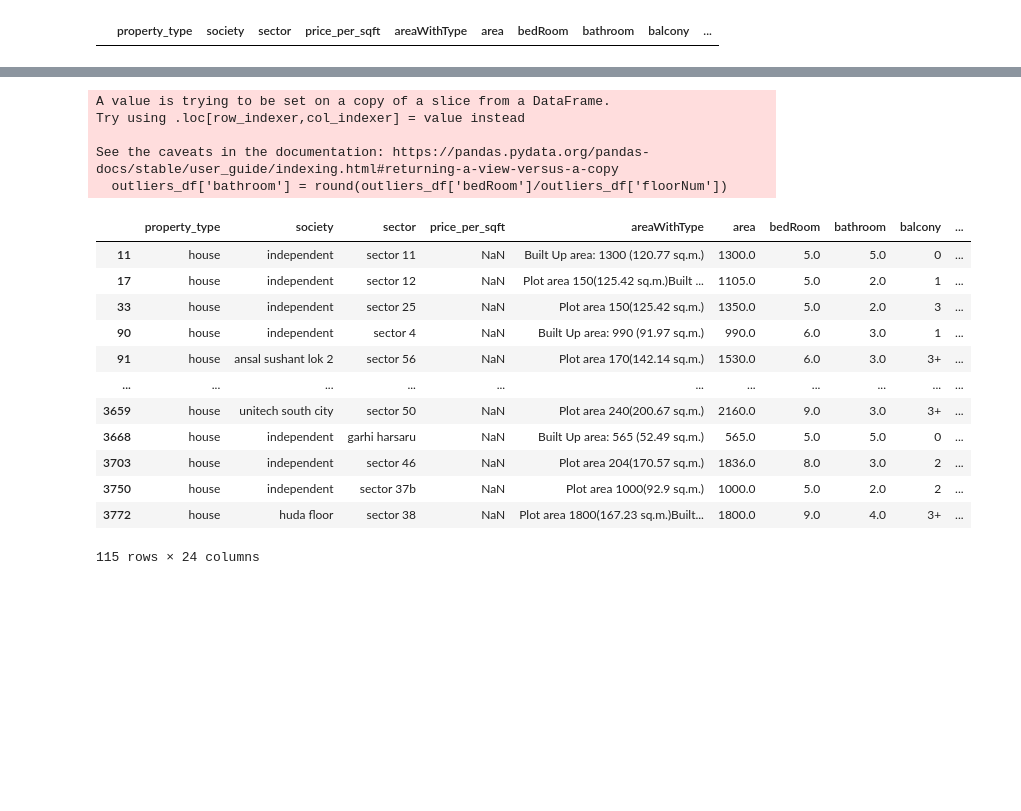
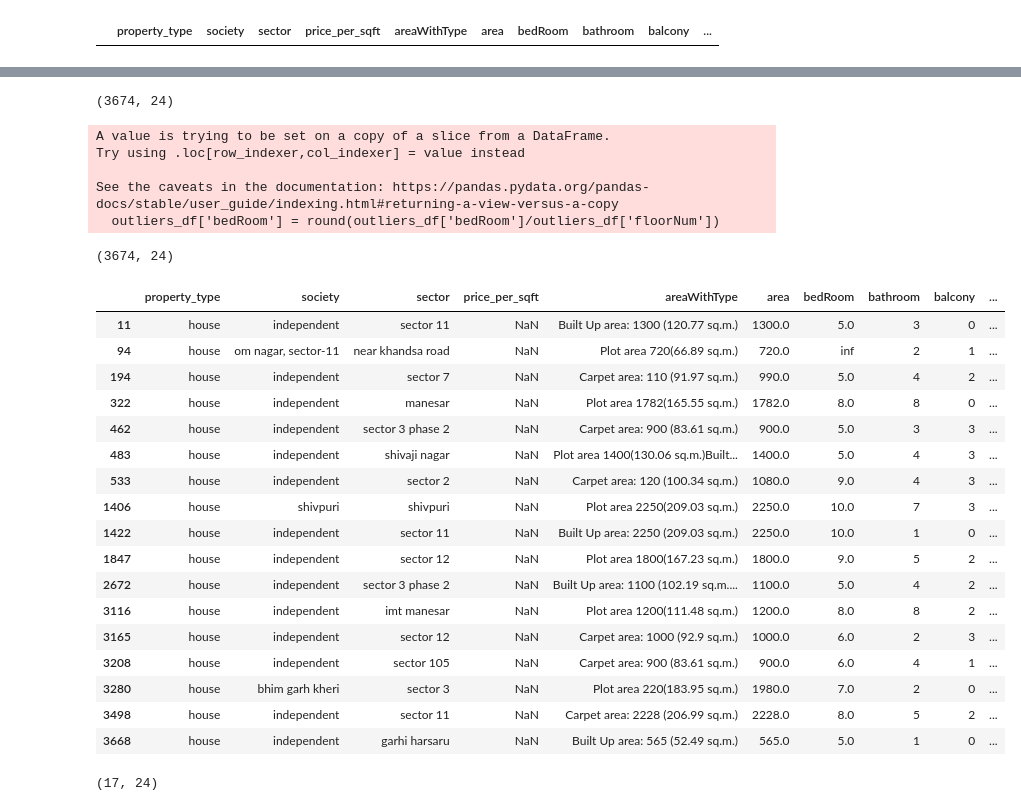
Before and after one commit to Mrrohit0806/Capstone-project-01, a Jupyter notebook: Outlire_detection.ipynb, the cells around one changed output, grey strips where cells are left out. Cells and saved outputs as stored; diff of their text form; code cells hidden in the pictures; blank space fills up the shorter version.

```diff
--- a/Outlire_detection.ipynb
+++ b/Outlire_detection.ipynb
@@ -665,16 +673,47 @@ df['area_room_ratio'] = df['area']/df['bedRoom']
 # %%
 df = df[df['area_room_ratio'] > 100]
+# %%
+df.shape
+# %% [output]
+(3674, 24)
 # %%
-outliers_df = df[(df['area_room_ratio'] < 295) & (df['bedRoom'] > 3)]
+outliers_df = df[(df['area_room_ratio'] < 294) & (df['bedRoom'] > 3)]
 # %%
-outliers_df['bathroom'] = round(outliers_df['bedRoom']/outliers_df['floorNum'])
+outliers_df['bedRoom'] = round(outliers_df['bedRoom']/outliers_df['floorNum'])
 # %% [output]
 A value is trying to be set on a copy of a slice from a DataFrame.
 Try using .loc[row_indexer,col_indexer] = value instead
 
 See the caveats in the documentation: https://pandas.pydata.org/pandas-docs/stable/user_guide/indexing.html#returning-a-view-versus-a-copy
-  outliers_df['bathroom'] = round(outliers_df['bedRoom']/outliers_df['floorNum'])
+  outliers_df['bedRoom'] = round(outliers_df['bedRoom']/outliers_df['floorNum'])
 # %%
 df.update(outliers_df)
+# %%
+df.shape
+# %% [output]
+(3674, 24)
 # %%
 df['area_room_ratio'] = df['area']/df['bedRoom']
+# %%
+outliers_df_02 = df[(df['area_room_ratio'] < 295) & (df['bedRoom'] > 4)]
+# %%
+outliers_df_02
+# %% [output]
+|  | property_type | society | sector | price_per_sqft | areaWithType | area | bedRoom | bathroom | balcony | ... |
+| 11 | house | independent | sector 11 | NaN | Built Up area: 1300 (120.77 sq.m.) | 1300.0 | 5.0 | 3 | 0 | ... |
+| 94 | house | om nagar, sector-11 | near khandsa road | NaN | Plot area 720(66.89 sq.m.) | 720.0 | inf | 2 | 1 | ... |
+| 194 | house | independent | sector 7 | NaN | Carpet area: 110 (91.97 sq.m.) | 990.0 | 5.0 | 4 | 2 | ... |
+| 322 | house | independent | manesar | NaN | Plot area 1782(165.55 sq.m.) | 1782.0 | 8.0 | 8 | 0 | ... |
+| 462 | house | independent | sector 3 phase 2 | NaN | Carpet area: 900 (83.61 sq.m.) | 900.0 | 5.0 | 3 | 3 | ... |
+| 483 | house | independent | shivaji nagar | NaN | Plot area 1400(130.06 sq.m.)Built... | 1400.0 | 5.0 | 4 | 3 | ... |
+| 533 | house | independent | sector 2 | NaN | Carpet area: 120 (100.34 sq.m.) | 1080.0 | 9.0 | 4 | 3 | ... |
+| 1406 | house | shivpuri | shivpuri | NaN | Plot area 2250(209.03 sq.m.) | 2250.0 | 10.0 | 7 | 3 | ... |
+| 1422 | house | independent | sector 11 | NaN | Built Up area: 2250 (209.03 sq.m.) | 2250.0 | 10.0 | 1 | 0 | ... |
+| 1847 | house | independent | sector 12 | NaN | Plot area 1800(167.23 sq.m.) | 1800.0 | 9.0 | 5 | 2 | ... |
+| 2672 | house | independent | sector 3 phase 2 | NaN | Built Up area: 1100 (102.19 sq.m.... | 1100.0 | 5.0 | 4 | 2 | ... |
+| 3116 | house | independent | imt manesar | NaN | Plot area 1200(111.48 sq.m.) | 1200.0 | 8.0 | 8 | 2 | ... |
+| 3165 | house | independent | sector 12 | NaN | Carpet area: 1000 (92.9 sq.m.) | 1000.0 | 6.0 | 2 | 3 | ... |
+| 3208 | house | independent | sector 105 | NaN | Carpet area: 900 (83.61 sq.m.) | 900.0 | 6.0 | 4 | 1 | ... |
+| 3280 | house | bhim garh kheri | sector 3 | NaN | Plot area 220(183.95 sq.m.) | 1980.0 | 7.0 | 2 | 0 | ... |
+| 3498 | house | independent | sector 11 | NaN | Carpet area: 2228 (206.99 sq.m.) | 2228.0 | 8.0 | 5 | 2 | ... |
+| 3668 | house | independent | garhi harsaru | NaN | Built Up area: 565 (52.49 sq.m.) | 565.0 | 5.0 | 1 | 0 | ... |
@@ -681,16 +722,6 @@ df['area_room_ratio'] = df['area']/df['bedRoom']
+# %%
+outliers_df_02.shape
+# %% [output]
+(17, 24)
 # %%
-df[(df['area_room_ratio'] < 295) & (df['bedRoom'] > 4)]
+df = df[~((df['area_room_ratio'] < 295) & (df['bedRoom'] > 4))]
-# %% [output]
-|  | property_type | society | sector | price_per_sqft | areaWithType | area | bedRoom | bathroom | balcony | ... |
-| 11 | house | independent | sector 11 | NaN | Built Up area: 1300 (120.77 sq.m.) | 1300.0 | 5.0 | 5.0 | 0 | ... |
-| 17 | house | independent | sector 12 | NaN | Plot area 150(125.42 sq.m.)Built ... | 1105.0 | 5.0 | 2.0 | 1 | ... |
-| 33 | house | independent | sector 25 | NaN | Plot area 150(125.42 sq.m.) | 1350.0 | 5.0 | 2.0 | 3 | ... |
-| 90 | house | independent | sector 4 | NaN | Built Up area: 990 (91.97 sq.m.) | 990.0 | 6.0 | 3.0 | 1 | ... |
-| 91 | house | ansal sushant lok 2 | sector 56 | NaN | Plot area 170(142.14 sq.m.) | 1530.0 | 6.0 | 3.0 | 3+ | ... |
-| ... | ... | ... | ... | ... | ... | ... | ... | ... | ... | ... |
-| 3659 | house | unitech south city | sector 50 | NaN | Plot area 240(200.67 sq.m.) | 2160.0 | 9.0 | 3.0 | 3+ | ... |
-| 3668 | house | independent | garhi harsaru | NaN | Built Up area: 565 (52.49 sq.m.) | 565.0 | 5.0 | 5.0 | 0 | ... |
-| 3703 | house | independent | sector 46 | NaN | Plot area 204(170.57 sq.m.) | 1836.0 | 8.0 | 3.0 | 2 | ... |
-| 3750 | house | independent | sector 37b | NaN | Plot area 1000(92.9 sq.m.) | 1000.0 | 5.0 | 2.0 | 2 | ... |
-| 3772 | house | huda floor | sector 38 | NaN | Plot area 1800(167.23 sq.m.)Built... | 1800.0 | 9.0 | 4.0 | 3+ | ... |
-115 rows × 24 columns
```
Also changed, not shown: parts of 31 cells of this notebook.
